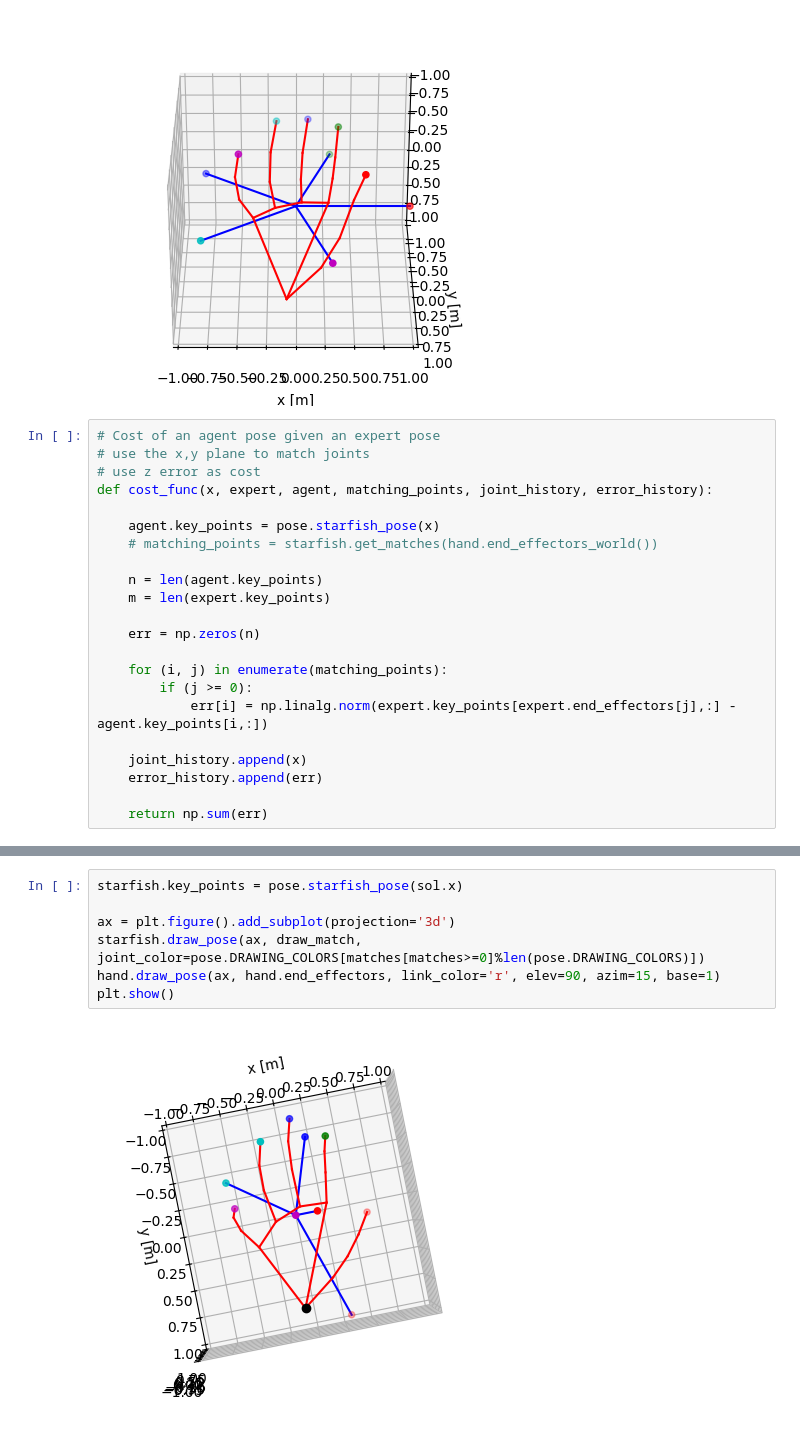
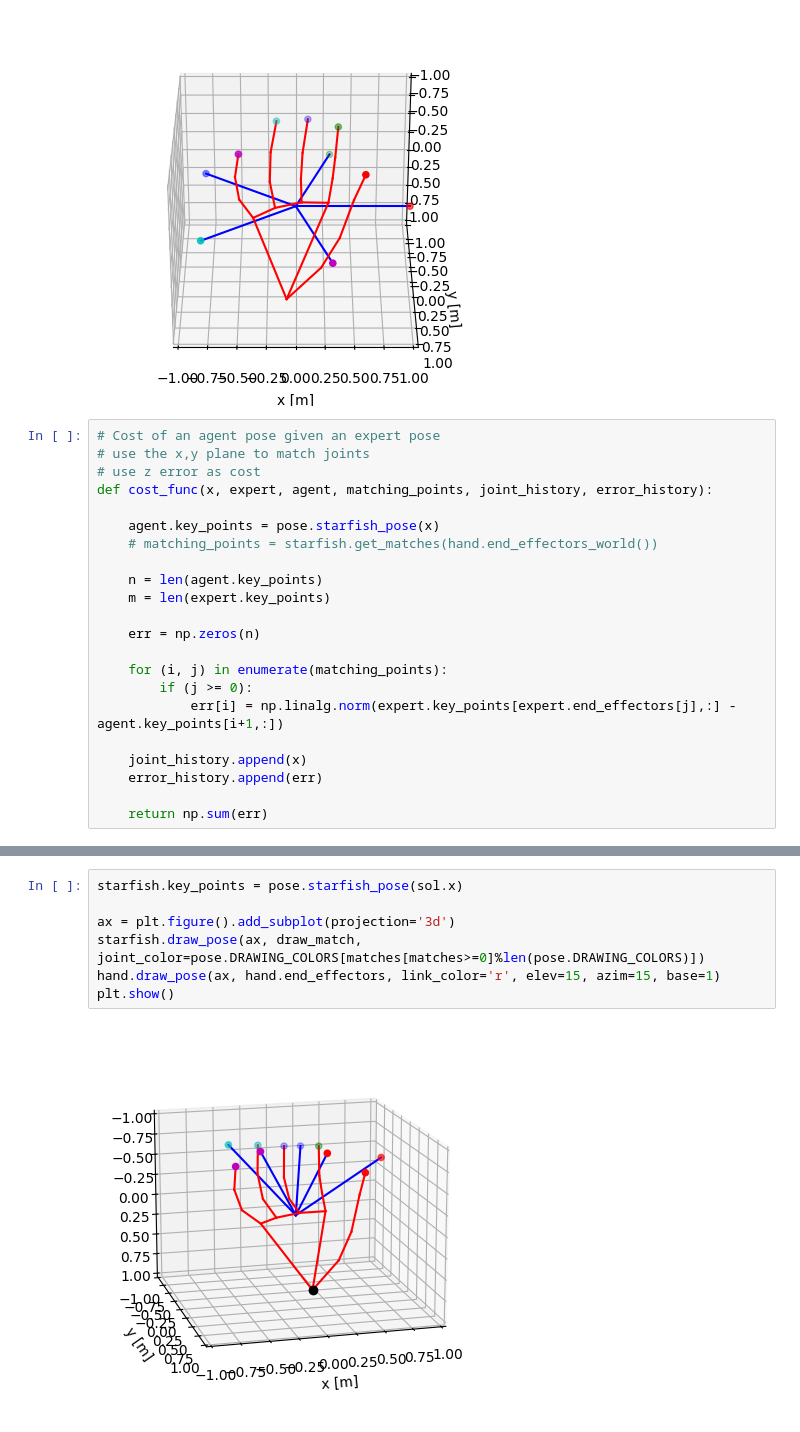
Before and after one commit to Mitchelldscott/Echoware, a Jupyter notebook: analysis/opti_dev.ipynb, the cells around one changed output, grey strips where cells are left out. Drawn from its saved outputs; the diff is of its cells as text.

```diff
--- a/analysis/opti_dev.ipynb
+++ b/analysis/opti_dev.ipynb
@@ -91,7 +91,7 @@ def cost_func(x, expert, agent, matching_points, joint_history, error_history):
 
     for (i, j) in enumerate(matching_points):
         if (j >= 0):
-            err[i] = np.linalg.norm(expert.key_points[expert.end_effectors[j],:] - agent.key_points[i,:])
+            err[i] = np.linalg.norm(expert.key_points[expert.end_effectors[j],:] - agent.key_points[i+1,:])
 
     joint_history.append(x)
     error_history.append(err)
@@ -151,9 +151,9 @@ plt.show()
 # %%
 starfish.key_points = pose.starfish_pose(sol.x)
 
 ax = plt.figure().add_subplot(projection='3d')
 starfish.draw_pose(ax, draw_match, joint_color=pose.DRAWING_COLORS[matches[matches>=0]%len(pose.DRAWING_COLORS)])
-hand.draw_pose(ax, hand.end_effectors, link_color='r', elev=90, azim=15, base=1)
+hand.draw_pose(ax, hand.end_effectors, link_color='r', elev=15, azim=15, base=1)
 plt.show()
 # %% [output]
-[figure, old version]
+[figure, new version]
```
Also changed, not shown: parts of 10 cells of this notebook, 1 other file.
